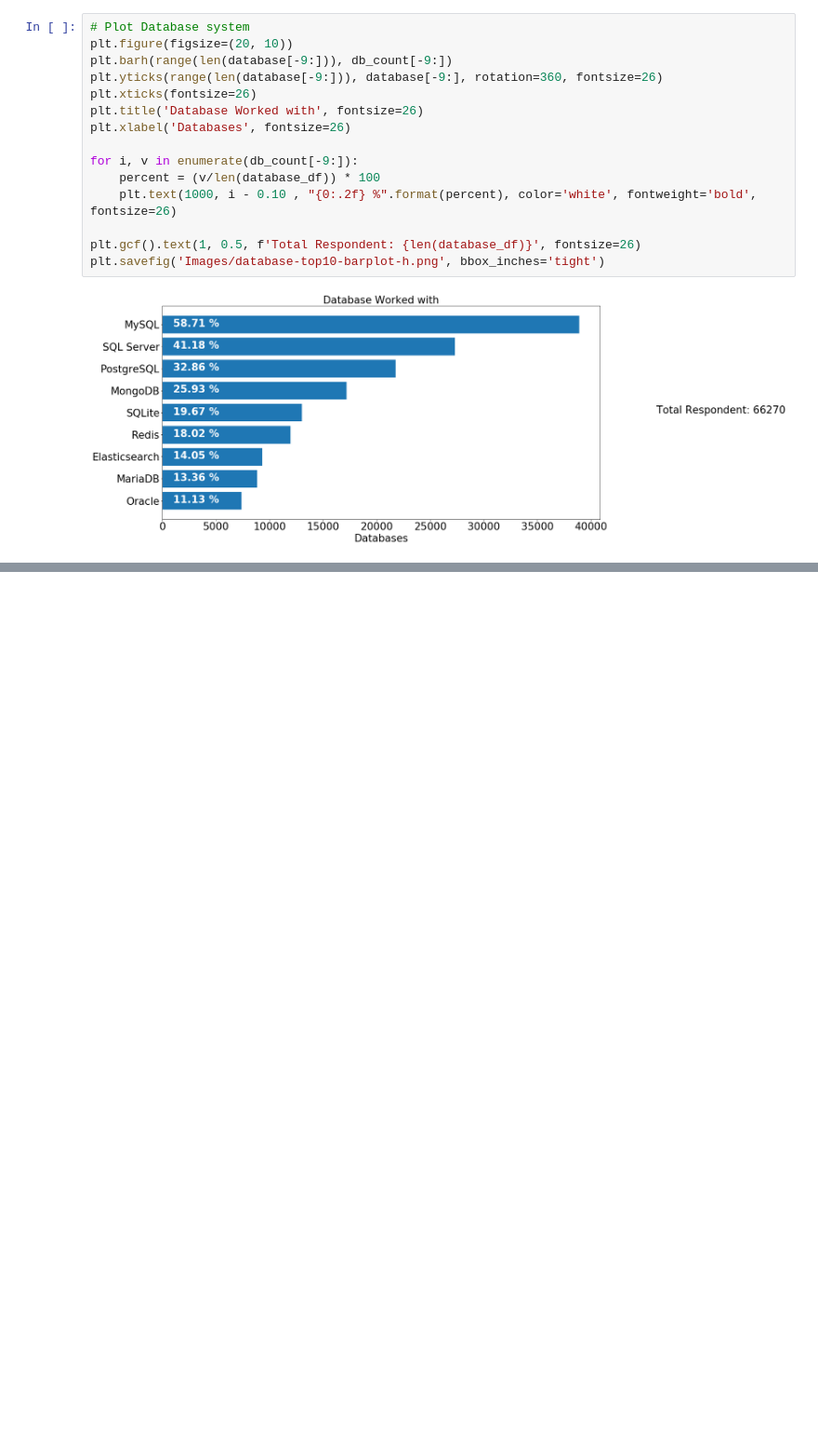
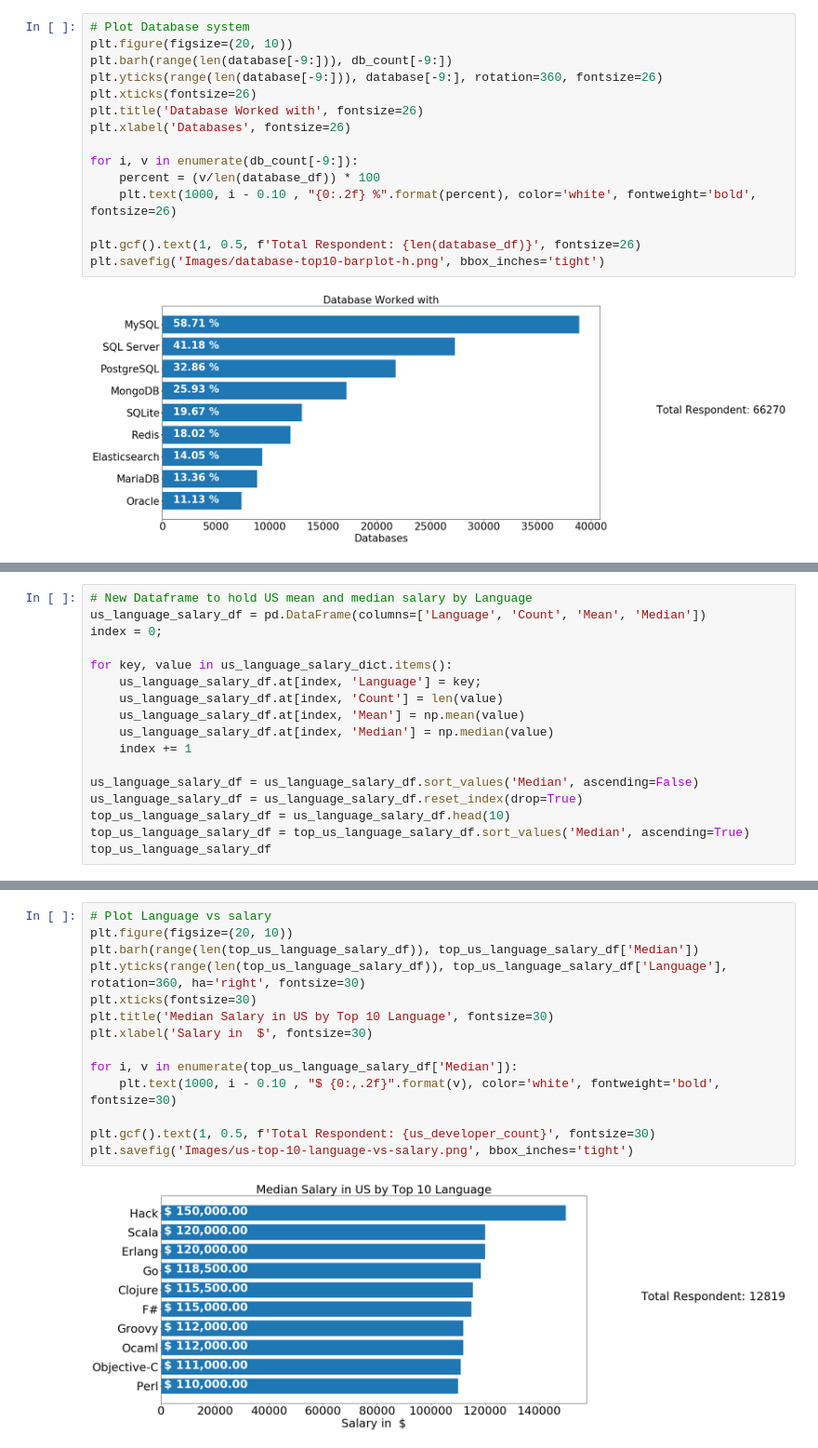
Before and after one commit to kuldeepemol/tech-nerds, a Jupyter notebook: Work-Career-analysis.ipynb, the cells around one changed output, grey strips where cells are left out. Shown at 93% size. Saved outputs shown, nothing was run; the diff lists cells and outputs as text; blank space fills up the shorter version.

```diff
--- a/Work-Career-analysis.ipynb
+++ b/Work-Career-analysis.ipynb
@@ -521,0 +607,17 @@ plt.savefig('Images/database-top10-barplot-h.png', bbox_inches='tight')
+# %%
+# New Dataframe to hold US mean and median salary by Language
+us_language_salary_df = pd.DataFrame(columns=['Language', 'Count', 'Mean', 'Median'])
+index = 0;
+
+for key, value in us_language_salary_dict.items():
+    us_language_salary_df.at[index, 'Language'] = key;
+    us_language_salary_df.at[index, 'Count'] = len(value)
+    us_language_salary_df.at[index, 'Mean'] = np.mean(value)
+    us_language_salary_df.at[index, 'Median'] = np.median(value)
+    index += 1
+
+us_language_salary_df = us_language_salary_df.sort_values('Median', ascending=False)
+us_language_salary_df = us_language_salary_df.reset_index(drop=True)
+top_us_language_salary_df = us_language_salary_df.head(10)
+top_us_language_salary_df = top_us_language_salary_df.sort_values('Median', ascending=True)
+top_us_language_salary_df
@@ -521,0 +636,16 @@ plt.savefig('Images/database-top10-barplot-h.png', bbox_inches='tight')
+# %%
+# Plot Language vs salary
+plt.figure(figsize=(20, 10))
+plt.barh(range(len(top_us_language_salary_df)), top_us_language_salary_df['Median'])
+plt.yticks(range(len(top_us_language_salary_df)), top_us_language_salary_df['Language'], rotation=360, ha='right', fontsize=30)
+plt.xticks(fontsize=30)
+plt.title('Median Salary in US by Top 10 Language', fontsize=30)
+plt.xlabel('Salary in  $', fontsize=30)
+
+for i, v in enumerate(top_us_language_salary_df['Median']):
+    plt.text(1000, i - 0.10 , "$ {0:,.2f}".format(v), color='white', fontweight='bold', fontsize=30)
+
+plt.gcf().text(1, 0.5, f'Total Respondent: {us_developer_count}', fontsize=30)
+plt.savefig('Images/us-top-10-language-vs-salary.png', bbox_inches='tight')
+# %% [output]
+[figure, added]
```
Also changed, not shown: parts of 6 cells of this notebook, 4 other files.
